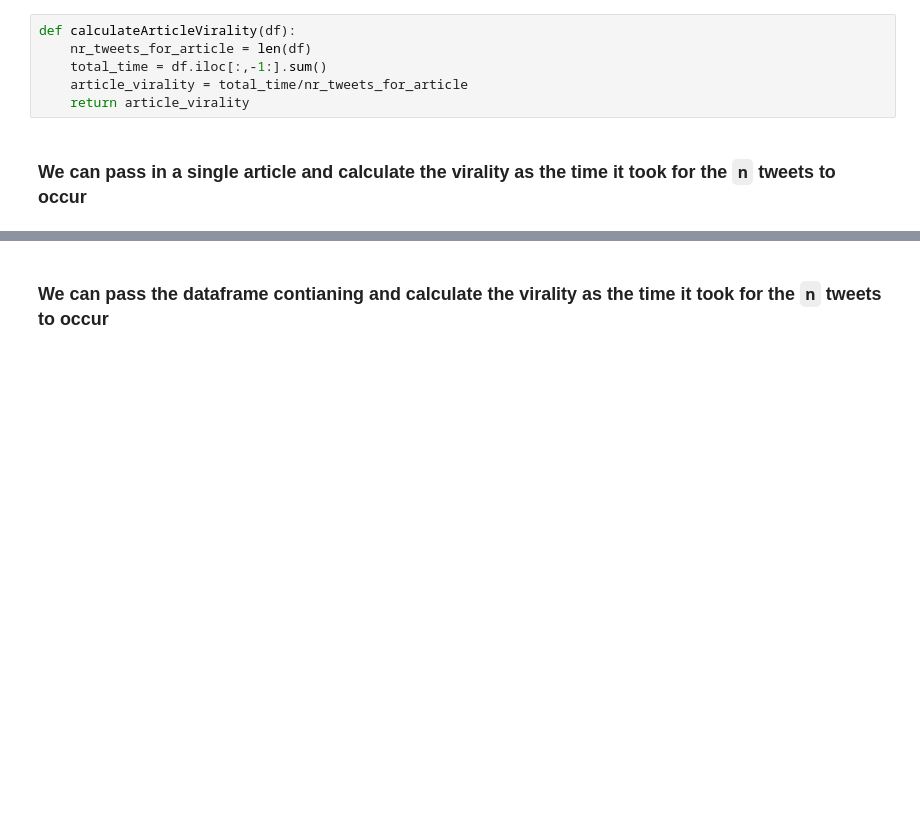
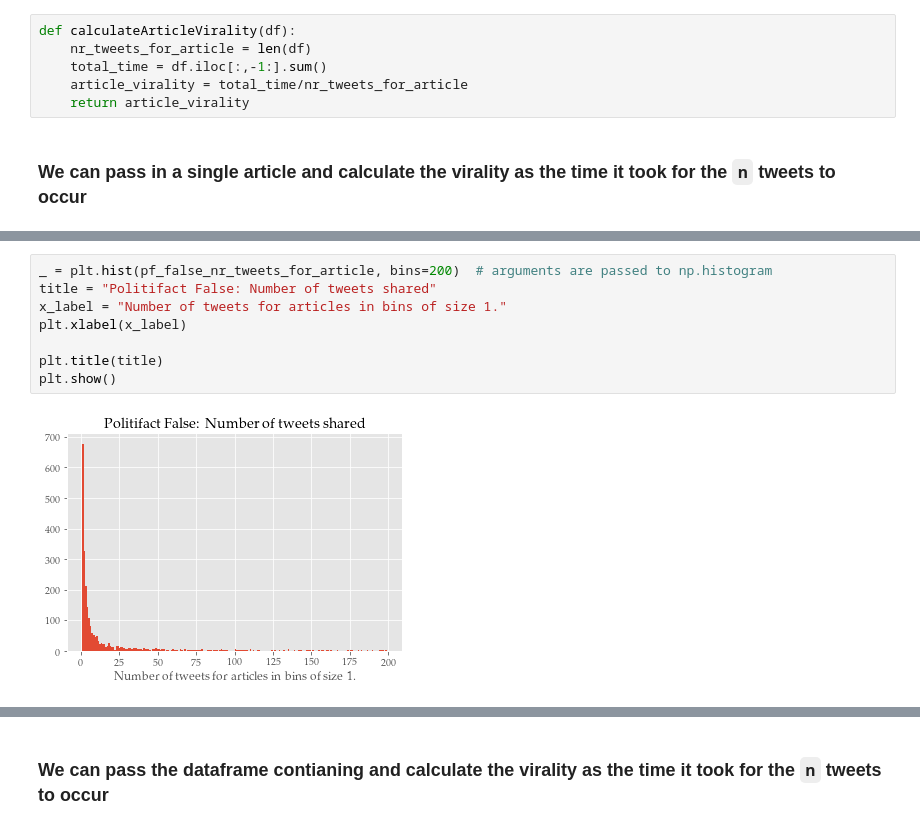
Before and after one commit to vtrikoupis/masters-thesis, a Jupyter notebook: PAN_dataset_processing.ipynb, the cells around one changed output, grey strips where cells are left out. Drawn from its saved outputs; the diff is of its cells as text; blank space fills up the shorter version.

```diff
--- a/PAN_dataset_processing.ipynb
+++ b/PAN_dataset_processing.ipynb
@@ -311,0 +465,10 @@ def calculateDfVirality(df):
+# %%
+_ = plt.hist(pf_false_nr_tweets_for_article, bins=200)  # arguments are passed to np.histogram
+title = "Politifact False: Number of tweets shared"
+x_label = "Number of tweets for articles in bins of size 1."
+plt.xlabel(x_label)
+
+plt.title(title)
+plt.show()
+# %% [output]
+[figure, added]
```
Also changed, not shown: parts of 64 cells of this notebook, 2 other files.
